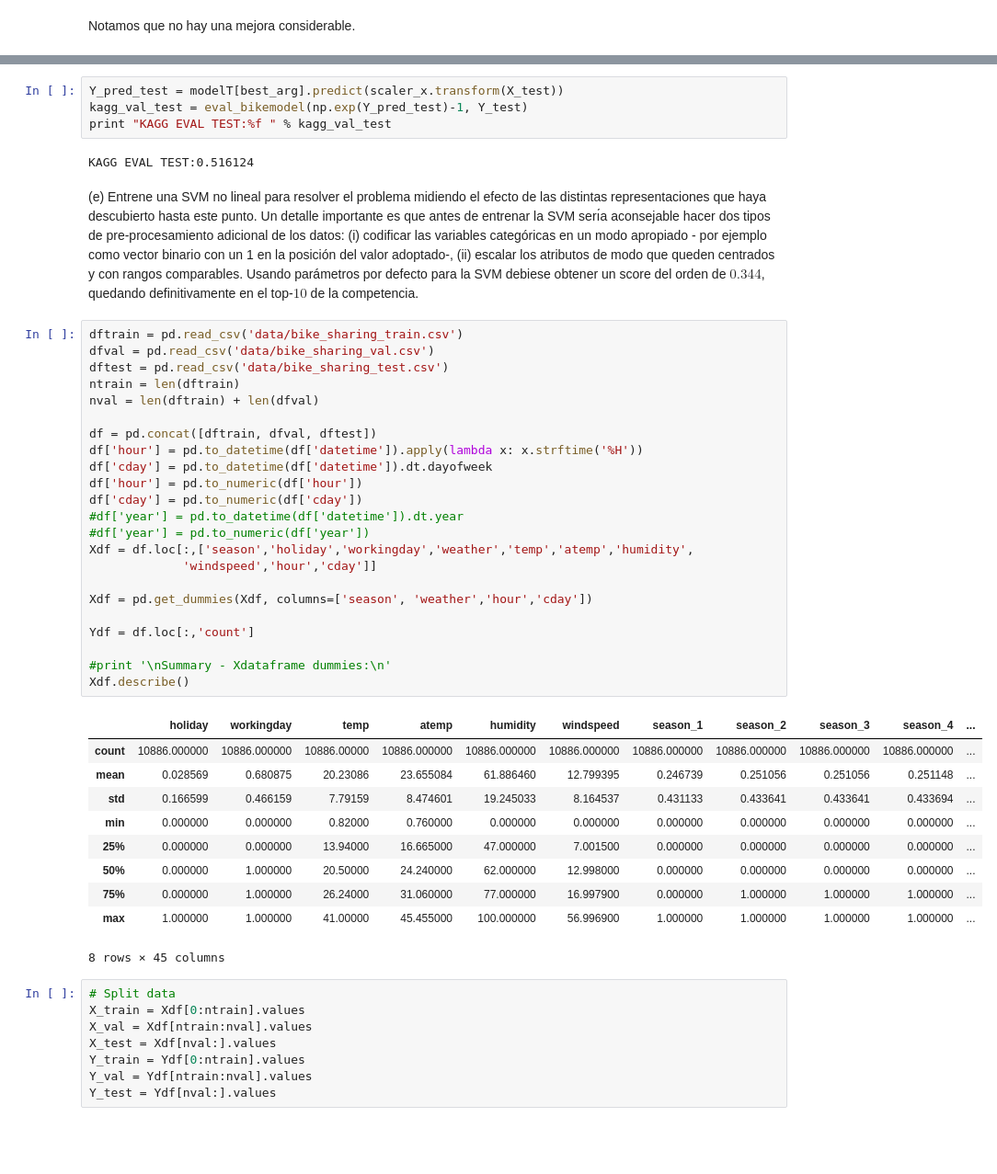
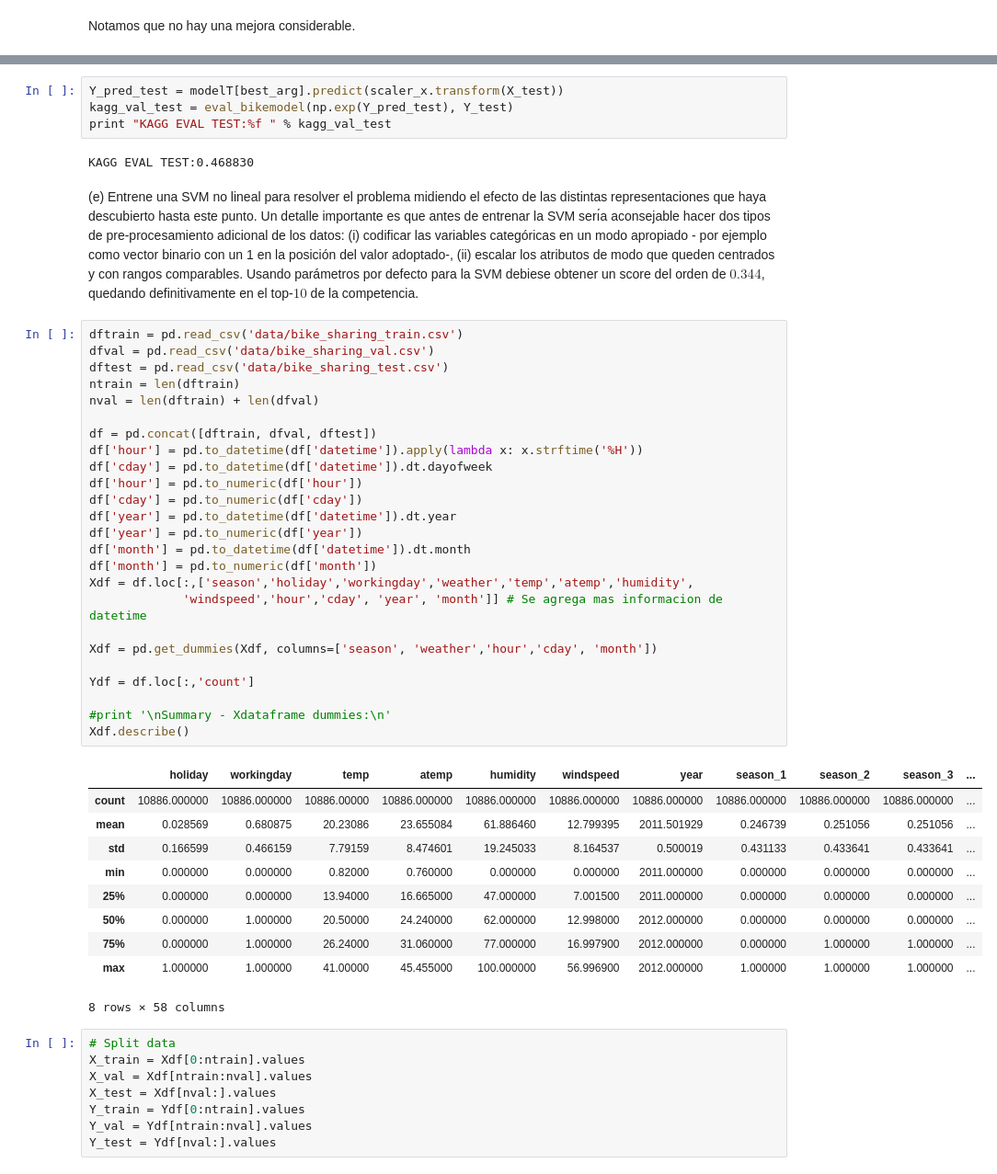
Before and after one commit to dsanmartin/INF578-HW, a Jupyter notebook: 3/Tarea3-ML.ipynb, the cells around one changed output, grey strips where cells are left out. Shown at 92% size. Saved outputs shown, nothing was run; the diff lists cells and outputs as text; blank space fills up the shorter version.

```diff
--- a/3/Tarea3-ML.ipynb
+++ b/3/Tarea3-ML.ipynb
@@ -719,9 +680,9 @@ Max Depth: 9
 # %%
 Y_pred_test = modelT[best_arg].predict(scaler_x.transform(X_test))
-kagg_val_test = eval_bikemodel(np.exp(Y_pred_test)-1, Y_test)
+kagg_val_test = eval_bikemodel(np.exp(Y_pred_test), Y_test)
 print "KAGG EVAL TEST:%f " % kagg_val_test
 # %% [output]
-KAGG EVAL TEST:0.516124
+KAGG EVAL TEST:0.468830
 # %% [markdown]
 (e) Entrene una SVM no lineal para resolver el problema midiendo el efecto de las distintas representaciones
 que haya descubierto hasta este punto. Un detalle importante es que antes de entrenar la SVM serı́a
@@ -733,37 +694,39 @@ definitivamente en el top-$10$ de la competencia.
 # %%
 dftrain = pd.read_csv('data/bike_sharing_train.csv')
 dfval = pd.read_csv('data/bike_sharing_val.csv')
 dftest = pd.read_csv('data/bike_sharing_test.csv')
 ntrain = len(dftrain)
 nval = len(dftrain) + len(dfval)
 
 df = pd.concat([dftrain, dfval, dftest])
 df['hour'] = pd.to_datetime(df['datetime']).apply(lambda x: x.strftime('%H'))
 df['cday'] = pd.to_datetime(df['datetime']).dt.dayofweek
 df['hour'] = pd.to_numeric(df['hour'])
 df['cday'] = pd.to_numeric(df['cday'])
-#df['year'] = pd.to_datetime(df['datetime']).dt.year
-#df['year'] = pd.to_numeric(df['year'])
+df['year'] = pd.to_datetime(df['datetime']).dt.year
+df['year'] = pd.to_numeric(df['year'])
+df['month'] = pd.to_datetime(df['datetime']).dt.month
+df['month'] = pd.to_numeric(df['month'])
 Xdf = df.loc[:,['season','holiday','workingday','weather','temp','atemp','humidity',
-             'windspeed','hour','cday']]
+             'windspeed','hour','cday', 'year', 'month']] # Se agrega mas informacion de datetime
 
-Xdf = pd.get_dummies(Xdf, columns=['season', 'weather','hour','cday'])
+Xdf = pd.get_dummies(Xdf, columns=['season', 'weather','hour','cday', 'month'])
 
 Ydf = df.loc[:,'count']
 
 #print '\nSummary - Xdataframe dummies:\n'
 Xdf.describe()
 # %% [output]
-|  | holiday | workingday | temp | atemp | humidity | windspeed | season_1 | season_2 | season_3 | season_4 | ... |
+|  | holiday | workingday | temp | atemp | humidity | windspeed | year | season_1 | season_2 | season_3 | ... |
 | count | 10886.000000 | 10886.000000 | 10886.00000 | 10886.000000 | 10886.000000 | 10886.000000 | 10886.000000 | 10886.000000 | 10886.000000 | 10886.000000 | ... |
-| mean | 0.028569 | 0.680875 | 20.23086 | 23.655084 | 61.886460 | 12.799395 | 0.246739 | 0.251056 | 0.251056 | 0.251148 | ... |
-| std | 0.166599 | 0.466159 | 7.79159 | 8.474601 | 19.245033 | 8.164537 | 0.431133 | 0.433641 | 0.433641 | 0.433694 | ... |
-| min | 0.000000 | 0.000000 | 0.82000 | 0.760000 | 0.000000 | 0.000000 | 0.000000 | 0.000000 | 0.000000 | 0.000000 | ... |
-| 25% | 0.000000 | 0.000000 | 13.94000 | 16.665000 | 47.000000 | 7.001500 | 0.000000 | 0.000000 | 0.000000 | 0.000000 | ... |
-| 50% | 0.000000 | 1.000000 | 20.50000 | 24.240000 | 62.000000 | 12.998000 | 0.000000 | 0.000000 | 0.000000 | 0.000000 | ... |
-| 75% | 0.000000 | 1.000000 | 26.24000 | 31.060000 | 77.000000 | 16.997900 | 0.000000 | 1.000000 | 1.000000 | 1.000000 | ... |
-| max | 1.000000 | 1.000000 | 41.00000 | 45.455000 | 100.000000 | 56.996900 | 1.000000 | 1.000000 | 1.000000 | 1.000000 | ... |
+| mean | 0.028569 | 0.680875 | 20.23086 | 23.655084 | 61.886460 | 12.799395 | 2011.501929 | 0.246739 | 0.251056 | 0.251056 | ... |
+| std | 0.166599 | 0.466159 | 7.79159 | 8.474601 | 19.245033 | 8.164537 | 0.500019 | 0.431133 | 0.433641 | 0.433641 | ... |
+| min | 0.000000 | 0.000000 | 0.82000 | 0.760000 | 0.000000 | 0.000000 | 2011.000000 | 0.000000 | 0.000000 | 0.000000 | ... |
+| 25% | 0.000000 | 0.000000 | 13.94000 | 16.665000 | 47.000000 | 7.001500 | 2011.000000 | 0.000000 | 0.000000 | 0.000000 | ... |
+| 50% | 0.000000 | 1.000000 | 20.50000 | 24.240000 | 62.000000 | 12.998000 | 2012.000000 | 0.000000 | 0.000000 | 0.000000 | ... |
+| 75% | 0.000000 | 1.000000 | 26.24000 | 31.060000 | 77.000000 | 16.997900 | 2012.000000 | 0.000000 | 1.000000 | 1.000000 | ... |
+| max | 1.000000 | 1.000000 | 41.00000 | 45.455000 | 100.000000 | 56.996900 | 2012.000000 | 1.000000 | 1.000000 | 1.000000 | ... |
-8 rows × 45 columns
+8 rows × 58 columns
 # %%
 # Split data
 X_train = Xdf[0:ntrain].values
```
Also changed, not shown: parts of 44 cells of this notebook, 1 other file.
